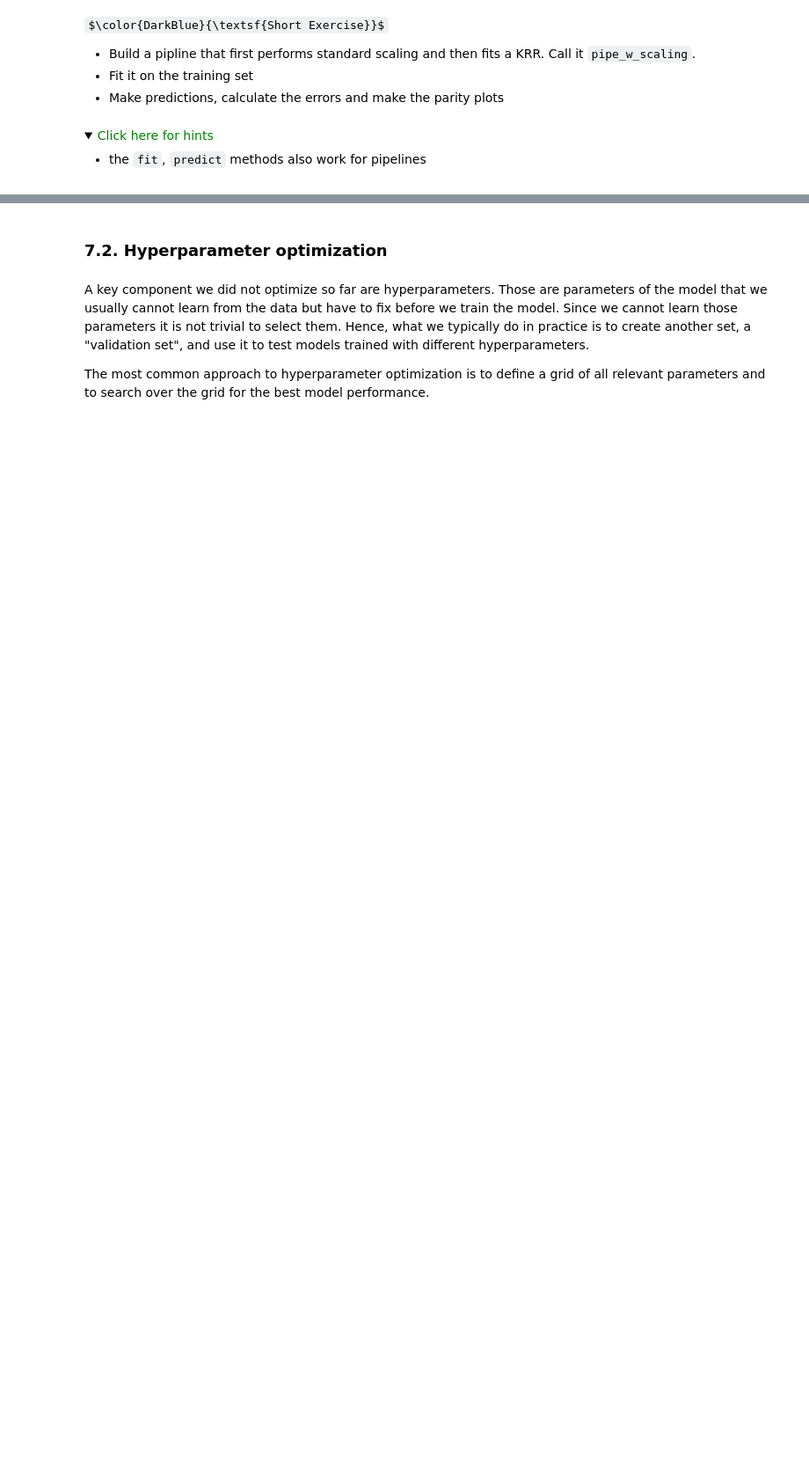
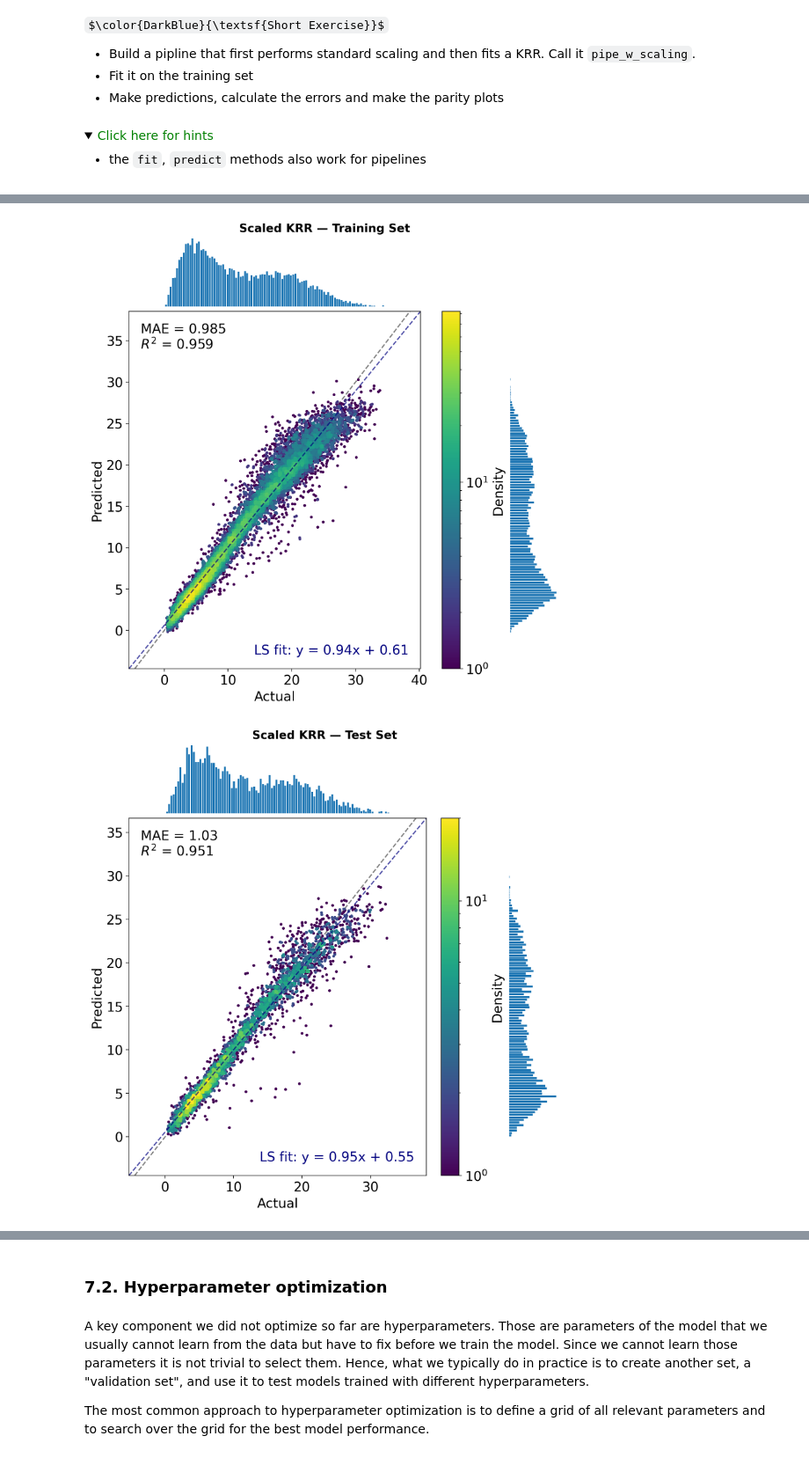
Before and after one commit to marouchkaheck/ml_project_ch315, a Jupyter notebook: groupL_block3_project.ipynb, the cells around one changed output, grey strips where cells are left out. Shown at 88% size. Saved outputs shown, nothing was run; the diff lists cells and outputs as text; code cells hidden in the pictures; folded sections open; some formulas as TeX source; blank space fills up the shorter version.

```diff
--- a/groupL_block3_project.ipynb
+++ b/groupL_block3_project.ipynb
@@ -1126,6 +1240,8 @@ Given that we will now go beyond training a single model, we will build [Pipelin
 pipe_w_scaling = Pipeline(
    [
        ('scaling', StandardScaler()),
-       ('krr', #fillme)
+       ('krr', KernelRidge(kernel='rbf'))
    ]
 )
+# %%
+pipe_w_scaling.fit(df_train_stratified[FEATURES],df_train_stratified[TARGET])
@@ -1131,0 +1271,17 @@ pipe_w_scaling = Pipeline(
+# %%
+y_train = df_train_stratified[TARGET].to_numpy()
+y_test = df_test_stratified[TARGET].to_numpy()
+
+y_pred_train_scaled = pipe_w_scaling.predict(df_train_stratified[FEATURES])
+y_pred_test_scaled = pipe_w_scaling.predict(df_test_stratified[FEATURES])
+
+hist_density(y_train, y_pred_train_scaled)
+plt.gcf().suptitle("Scaled KRR — Training Set", fontsize=14, fontweight="bold", y=1.02)
+plt.show()
+
+hist_density(y_test, y_pred_test_scaled)
+plt.gcf().suptitle("Scaled KRR — Test Set", fontsize=14, fontweight="bold", y=1.02)
+plt.show()
+# %% [output]
+[figure, added]
+[figure, added]
```
Also changed, not shown: parts of 43 cells of this notebook.
